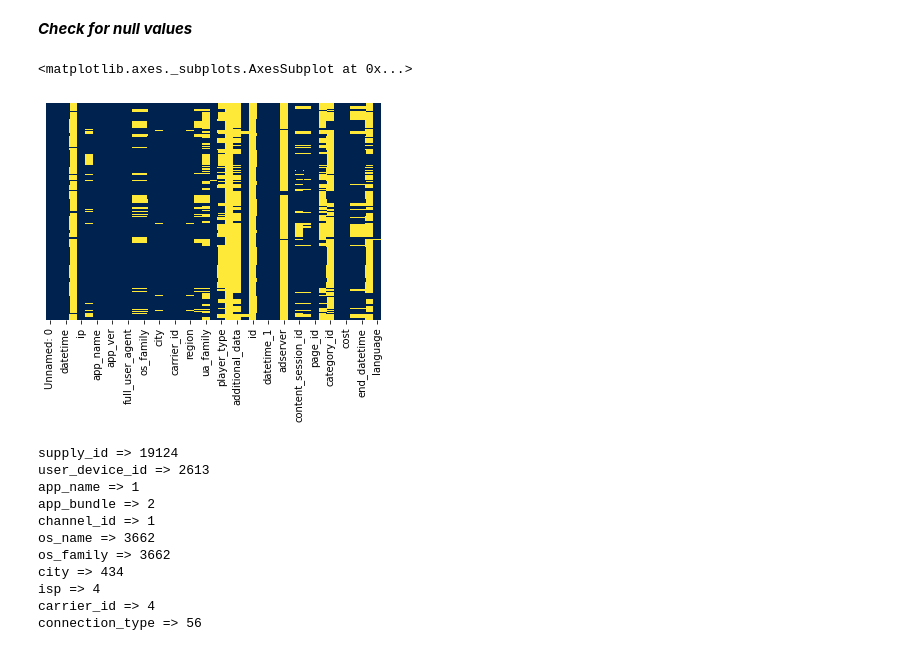
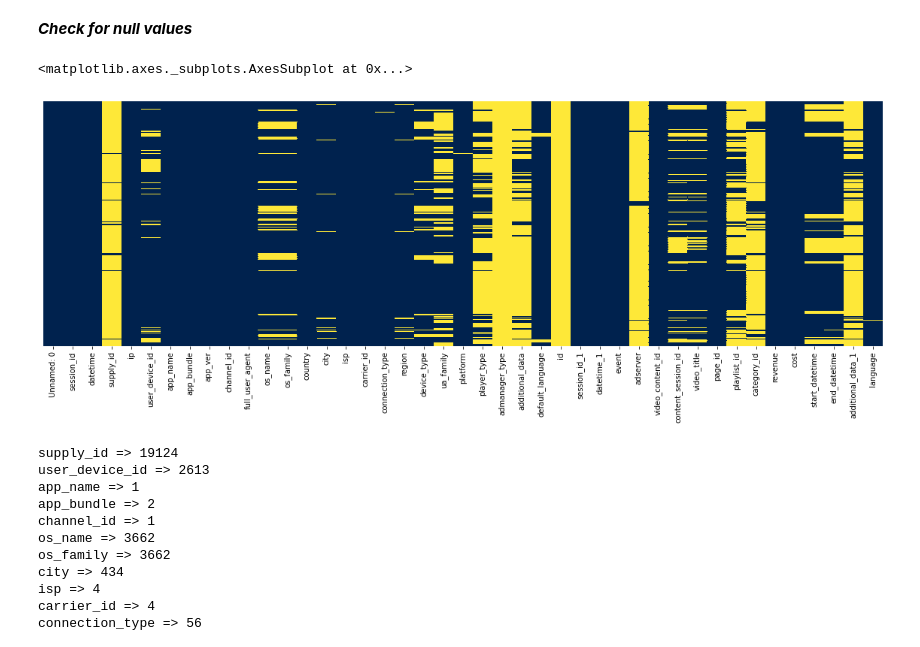
Before and after one commit to kabirodavies/data-project, a Jupyter notebook: Castify_project.ipynb, the cells around one changed output. Cells and saved outputs as stored; diff of their text form; code cells hidden in the pictures.

```diff
--- a/Castify_project.ipynb
+++ b/Castify_project.ipynb
@@ -133,10 +133,11 @@ data.shape
 ***Check for null values***
 # %%
 #Plot to show null values in user_session_events table
+plt.figure(figsize=(20, 6))
 sns.heatmap(data.isnull(),yticklabels=False,cbar=False,cmap='cividis')
 # %% [output]
 <matplotlib.axes._subplots.AxesSubplot at 0x...>
-[figure, old version]
+[figure, new version]
 # %%
 def missing_cols(df):
     '''prints out columns with its amount of missing values'''
```
Also changed, not shown: parts of 8 cells of this notebook.
